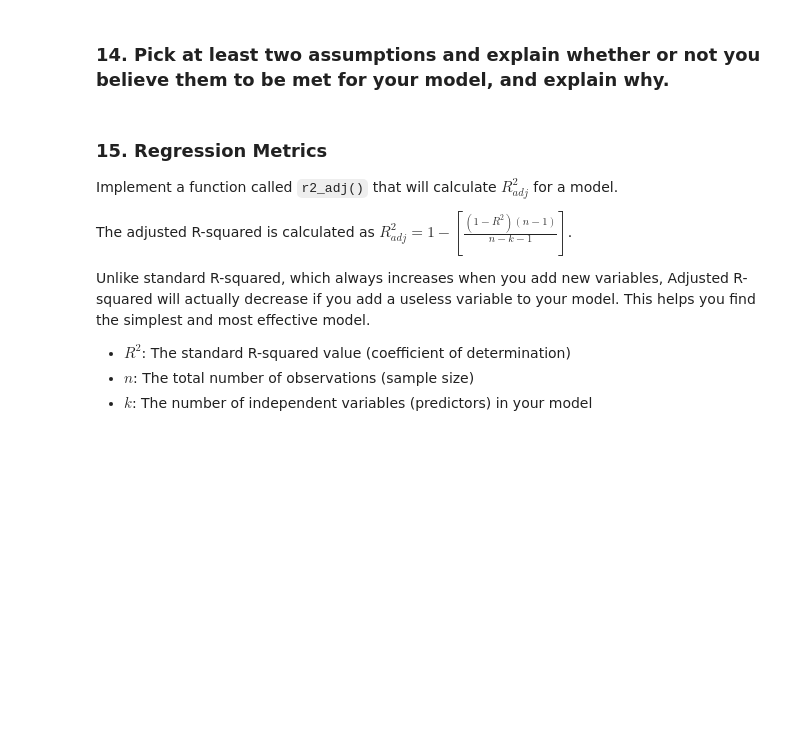
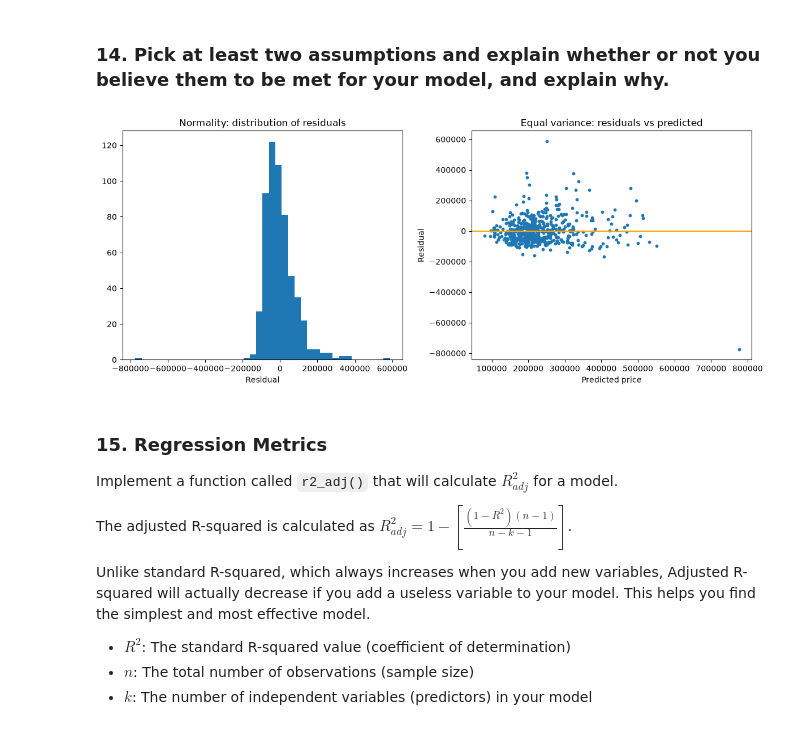
Before and after one commit to Meqdad-25/labs_projects, a Jupyter notebook: labs/6.4 Multiple Linear Regression/6.4.E1 Exercise regression.ipynb, the cells around one changed output. Saved outputs shown, nothing was run; the diff lists cells and outputs as text; code cells hidden in the pictures; blank space fills up the shorter version.

```diff
--- a/labs/6.4 Multiple Linear Regression/6.4.E1 Exercise regression.ipynb
+++ b/labs/6.4 Multiple Linear Regression/6.4.E1 Exercise regression.ipynb
@@ -226,3 +413,23 @@ Indicate which ones are the same as the assumptions for an SLR model.
+# %%
+resids = y_train - model.predict(X_train)
+y_hat_train = model.predict(X_train)
+
+fig, axs = plt.subplots(1, 2, figsize=(12, 5))
+
+# Normality: residuals should be roughly bell-shaped and centred on 0
+axs[0].hist(resids, bins=40)
+axs[0].set_title('Normality: distribution of residuals')
+axs[0].set_xlabel('Residual')
+
+# Equality of variance: spread of residuals should stay roughly constant
+axs[1].scatter(y_hat_train, resids, s=10)
+axs[1].axhline(0, color='orange')
+axs[1].set_title('Equal variance: residuals vs predicted')
+axs[1].set_xlabel('Predicted price')
+axs[1].set_ylabel('Residual')
+plt.tight_layout();
+# %% [output]
+[figure, added]
 # %% [markdown]
 ### 15. Regression Metrics
 
```
Also changed, not shown: parts of 38 cells of this notebook, 1 other file.
